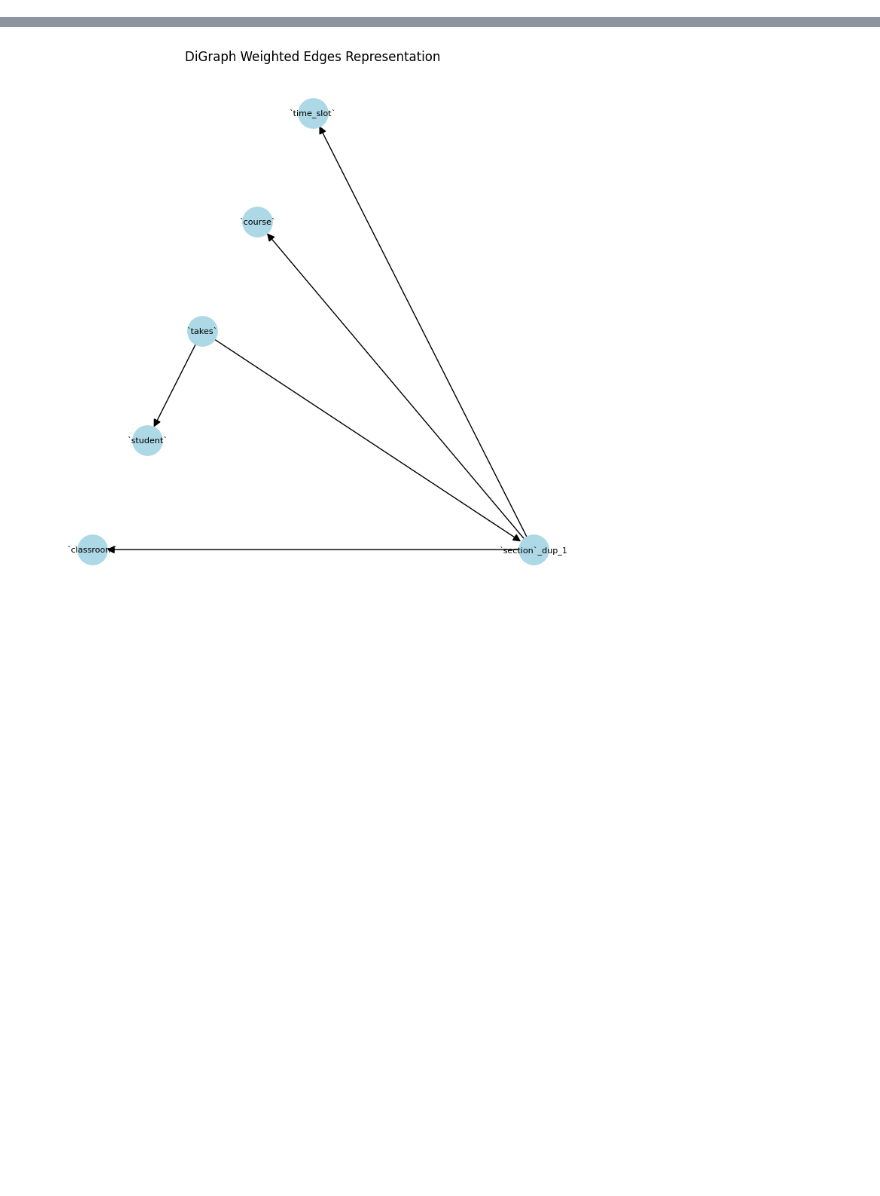
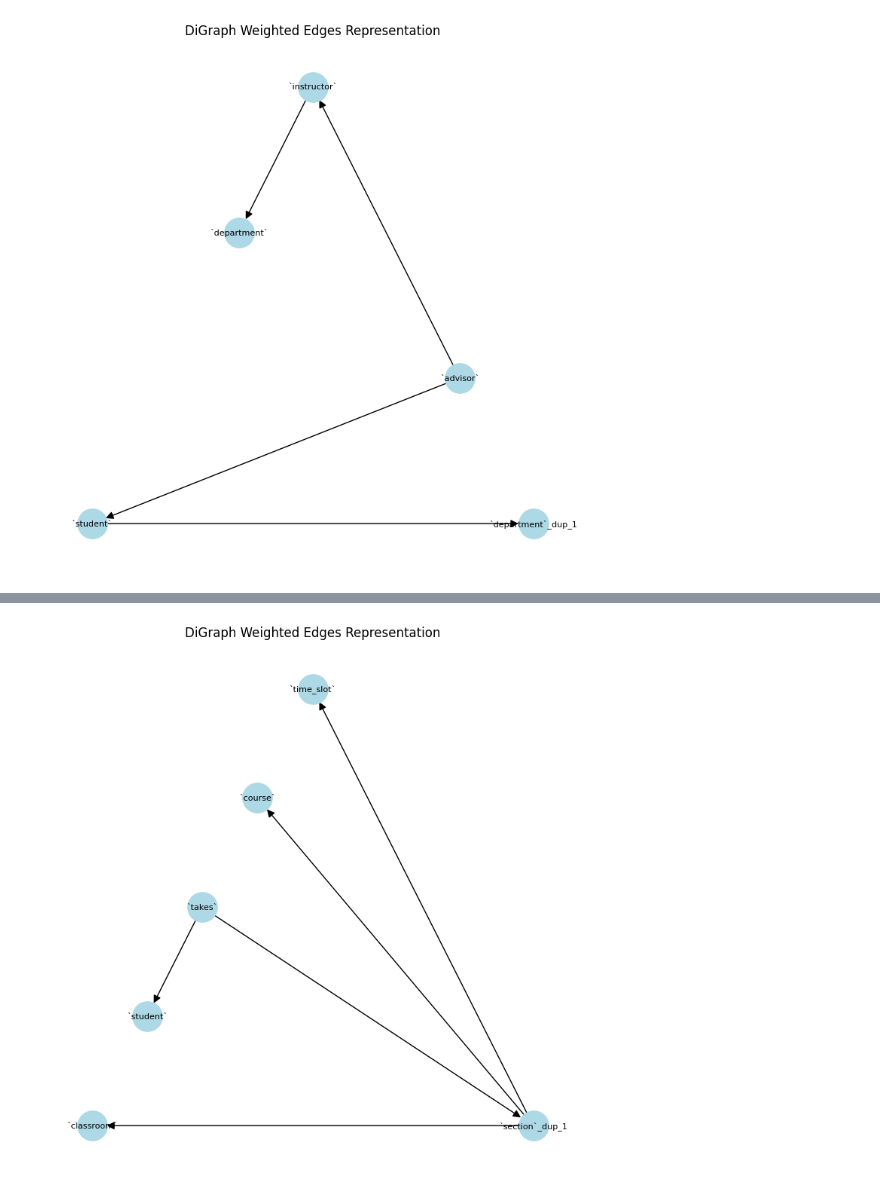
Before and after one commit to DevashishX/OCELlama, a Jupyter notebook: run_sequence.ipynb, the cells around one changed output, grey strips where cells are left out. Cells and saved outputs as stored; diff of their text form; code cells hidden in the pictures; blank space fills up the shorter version.

```diff
--- a/run_sequence.ipynb
+++ b/run_sequence.ipynb
@@ -24,0 +37,4 @@ Community {'`course`', '`department`', '`prereq`'}
+# %%
+utils.draw.draw_planar_graph(ext_coms[0][0])
+# %% [output]
+[figure, added]
```
Also changed, not shown: parts of 10 cells of this notebook, 4 other files.
